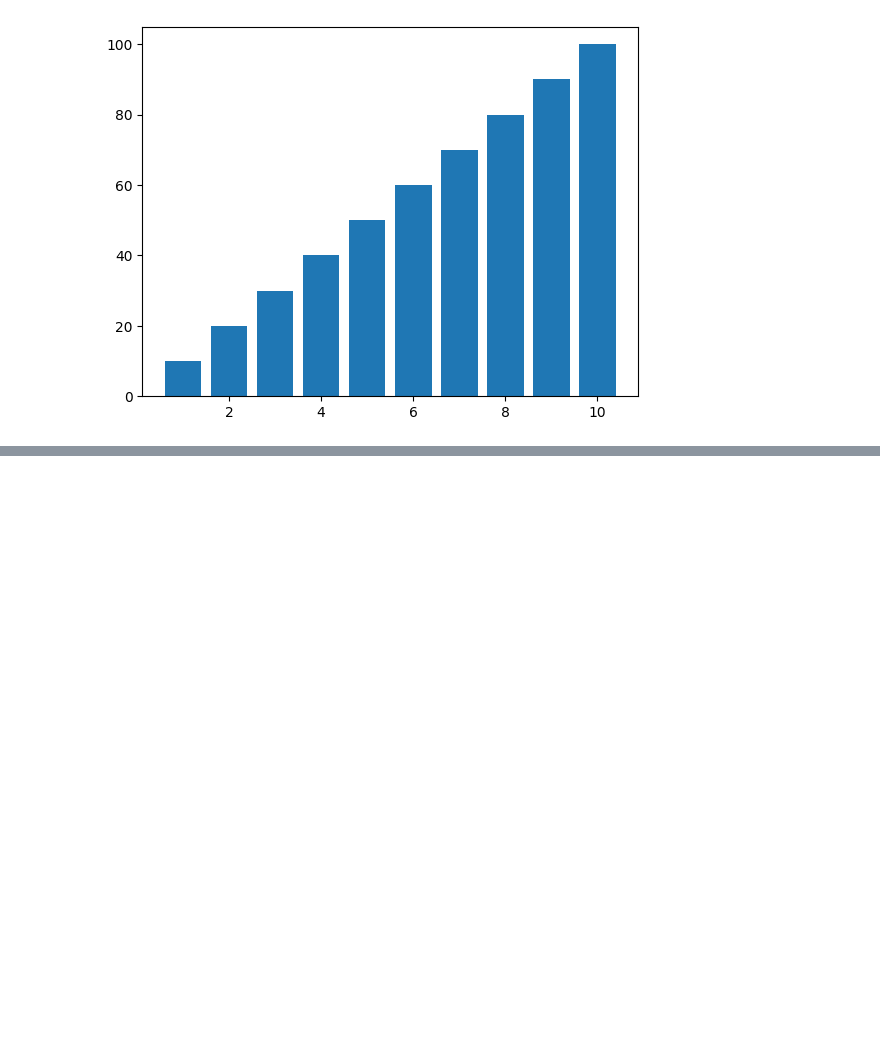
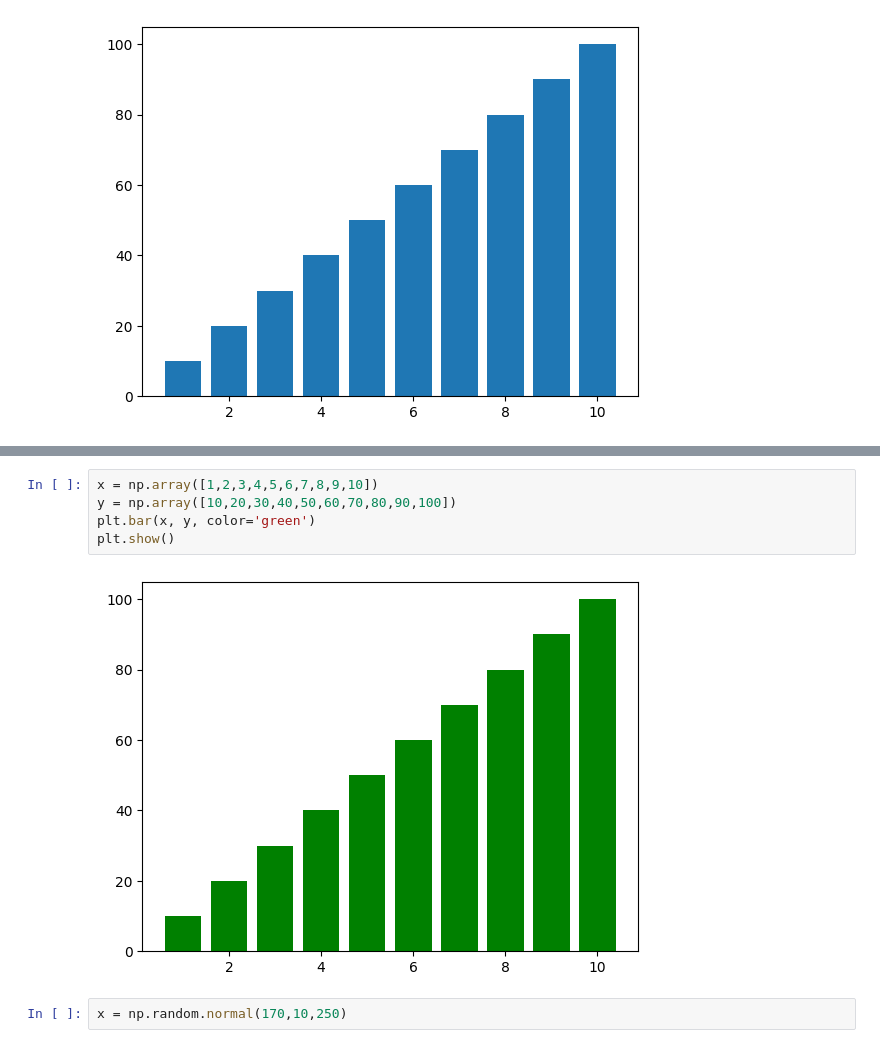
Before and after one commit to Ashwaniansh/SITP-12th-May, a Jupyter notebook: MATPLOTLIB/Basic.ipynb, the cells around one changed output, grey strips where cells are left out. Cells and saved outputs as stored; diff of their text form; blank space fills up the shorter version.

```diff
--- a/MATPLOTLIB/Basic.ipynb
+++ b/MATPLOTLIB/Basic.ipynb
@@ -168,0 +171,9 @@ plt.show()
+# %%
+x = np.array([1,2,3,4,5,6,7,8,9,10])
+y = np.array([10,20,30,40,50,60,70,80,90,100])
+plt.bar(x, y, color='green')
+plt.show()
+# %% [output]
+[figure, added]
+# %%
+x = np.random.normal(170,10,250)
```
Also changed, not shown: parts of 10 cells of this notebook.
